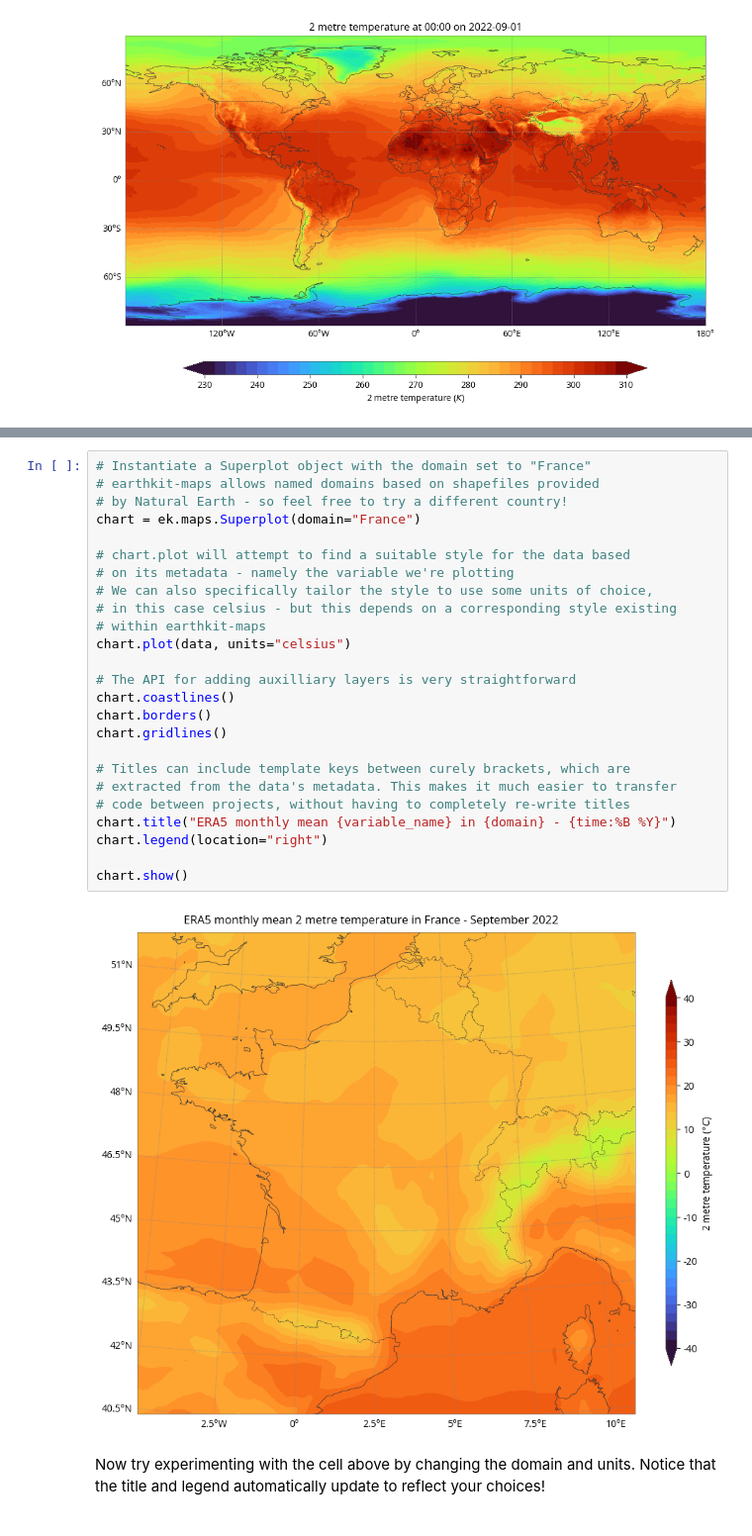
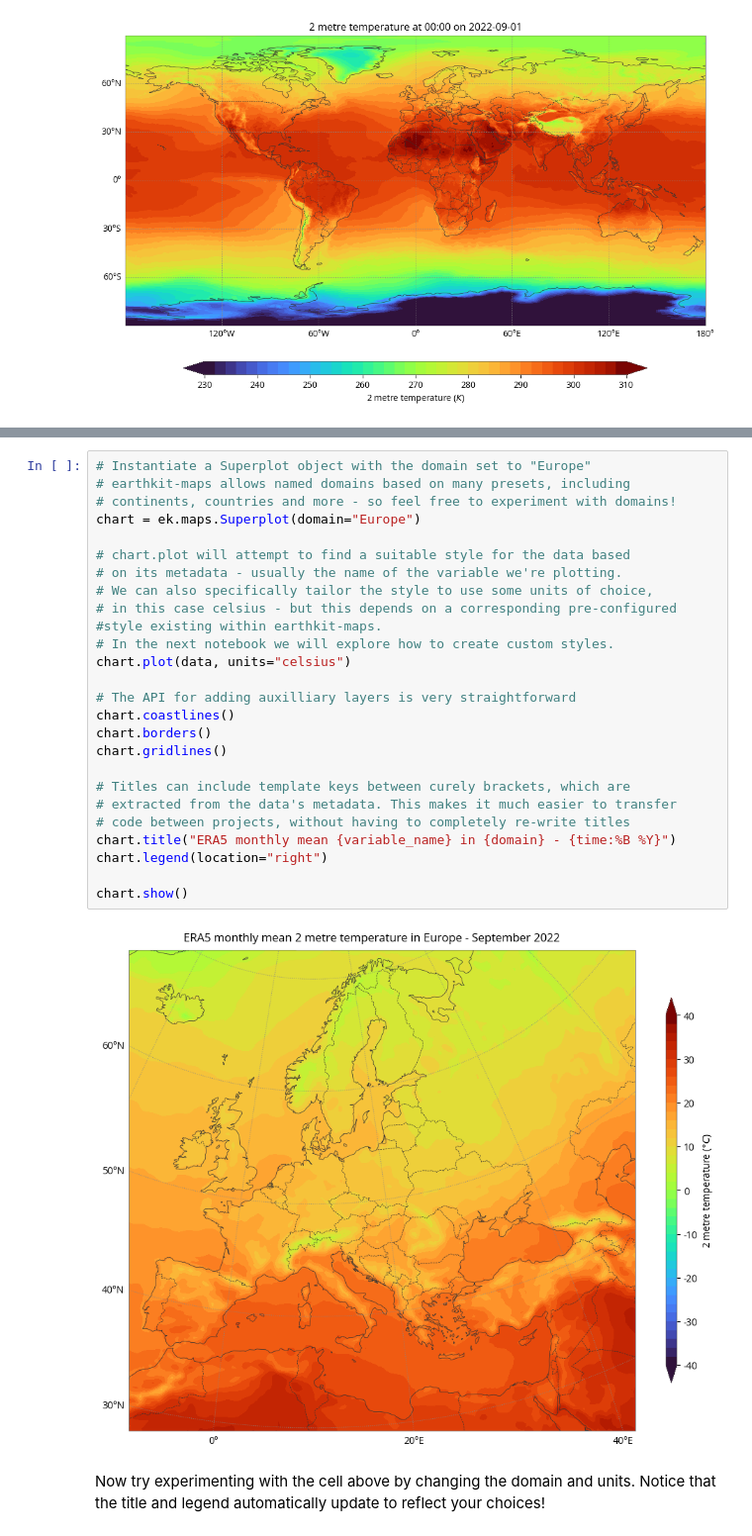
Before and after one commit to ecmwf-projects/c3s-ga-training, a Jupyter notebook: notebooks/01_introducing_earthkit.ipynb, the cells around one changed output, grey strips where cells are left out. Shown: that part at 99% size. Cells and saved outputs as stored; diff of their text form.

Commit message:
Polishing notebook instructions

```diff
--- a/notebooks/01_introducing_earthkit.ipynb
+++ b/notebooks/01_introducing_earthkit.ipynb
@@ -119,30 +121,31 @@ Let's say we would like to visualise the same data:
 # %%
-# Instantiate a Superplot object with the domain set to "France"
-# earthkit-maps allows named domains based on shapefiles provided
-# by Natural Earth - so feel free to try a different country!
-chart = ek.maps.Superplot(domain="France")
+# Instantiate a Superplot object with the domain set to "Europe"
+# earthkit-maps allows named domains based on many presets, including
+# continents, countries and more - so feel free to experiment with domains!
+chart = ek.maps.Superplot(domain="Europe")
 
 # chart.plot will attempt to find a suitable style for the data based
-# on its metadata - namely the variable we're plotting
+# on its metadata - usually the name of the variable we're plotting.
 # We can also specifically tailor the style to use some units of choice,
-# in this case celsius - but this depends on a corresponding style existing
-# within earthkit-maps
+# in this case celsius - but this depends on a corresponding pre-configured
+#style existing within earthkit-maps.
+# In the next notebook we will explore how to create custom styles.
 chart.plot(data, units="celsius")
 
 # The API for adding auxilliary layers is very straightforward
 chart.coastlines()
 chart.borders()
 chart.gridlines()
 
 # Titles can include template keys between curely brackets, which are
 # extracted from the data's metadata. This makes it much easier to transfer
 # code between projects, without having to completely re-write titles
 chart.title("ERA5 monthly mean {variable_name} in {domain} - {time:%B %Y}")
 chart.legend(location="right")
 
 chart.show()
 # %% [output]
-[figure, old version]
+[figure, new version]
 # %% [markdown]
 Now try experimenting with the cell above by changing the domain and units. Notice that the title and legend automatically update to reflect your choices!
 # %% [markdown]
```
Also changed, not shown: parts of 4 cells of this notebook.
